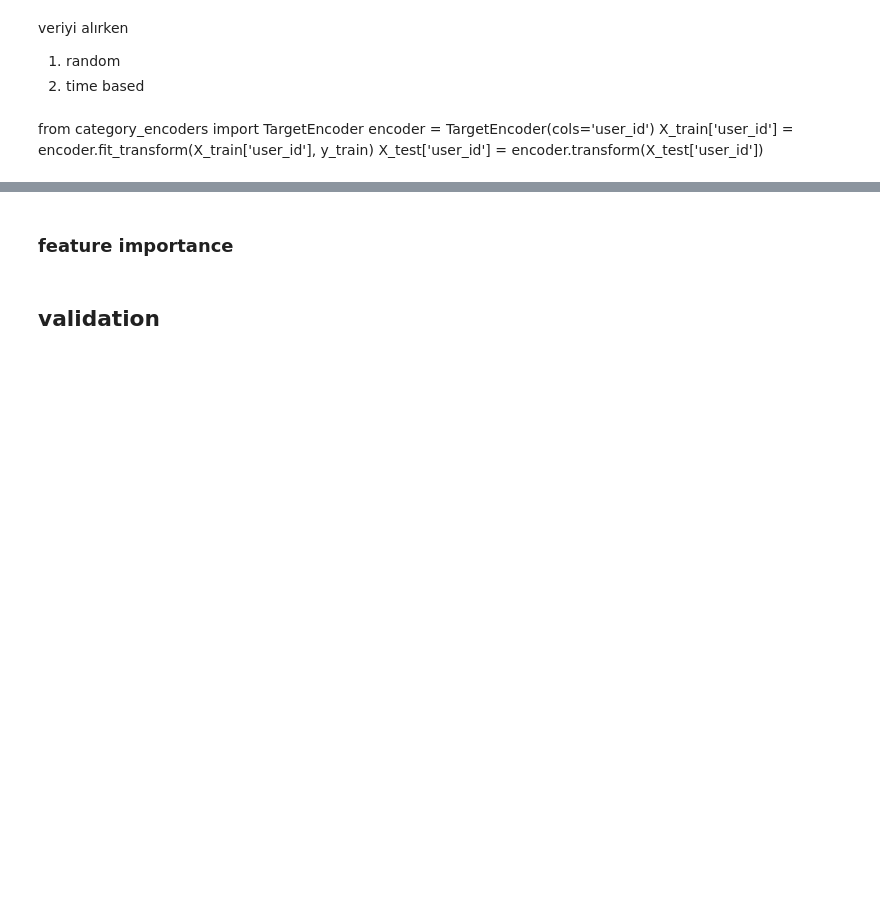
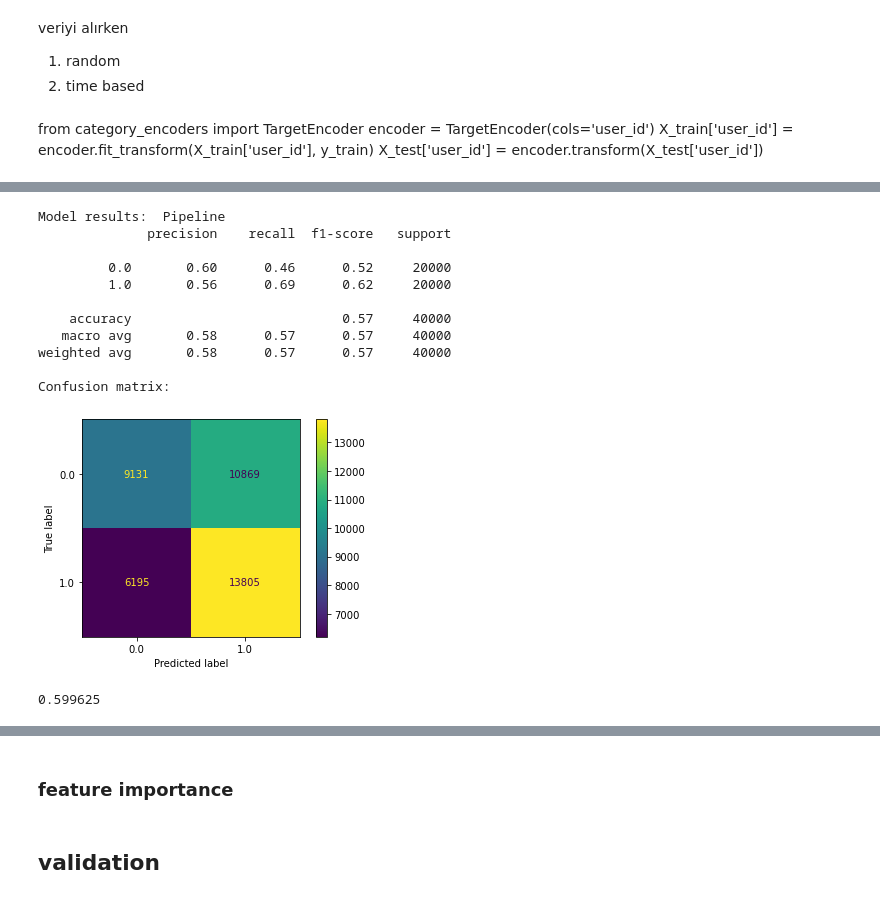
Before and after one commit to ihkaraman/trendyol_datathon_21, a Jupyter notebook: modelling-Copy1.ipynb, the cells around one changed output, grey strips where cells are left out. Drawn from its saved outputs; the diff is of its cells as text; code cells hidden in the pictures; blank space fills up the shorter version.

```diff
--- a/modelling-Copy1.ipynb
+++ b/modelling-Copy1.ipynb
@@ -368,5 +389,18 @@ print_metrics(preds, y_test, pipe1)
 # %%
-pipe2 = create_pipeline('svm', SVM())
+pipe2 = create_pipeline('svm', SVC())
 pipe2.fit(X_train, y_train)
 preds2 = pipe2.predict(X_test)
-print_metrics(preds, y_test, pipe2)
+print_metrics(preds2, y_test, pipe2)
+# %% [output]
+Model results:  Pipeline
+              precision    recall  f1-score   support
+
+         0.0       0.60      0.46      0.52     20000
+         1.0       0.56      0.69      0.62     20000
+
+    accuracy                           0.57     40000
+   macro avg       0.58      0.57      0.57     40000
+weighted avg       0.58      0.57      0.57     40000
+
+Confusion matrix:
+[figure, added]
@@ -374,0 +407,4 @@ accuracy_score(preds1, preds2)
+# %%
+accuracy_score(preds1, preds2)
+# %% [output]
+0.599625
```
Also changed, not shown: parts of 17 cells of this notebook, 1 other file.
